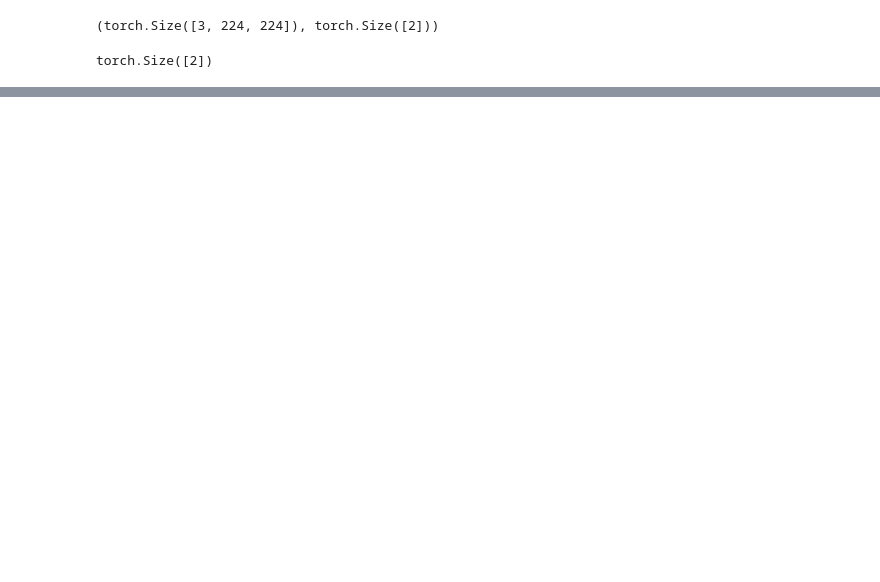
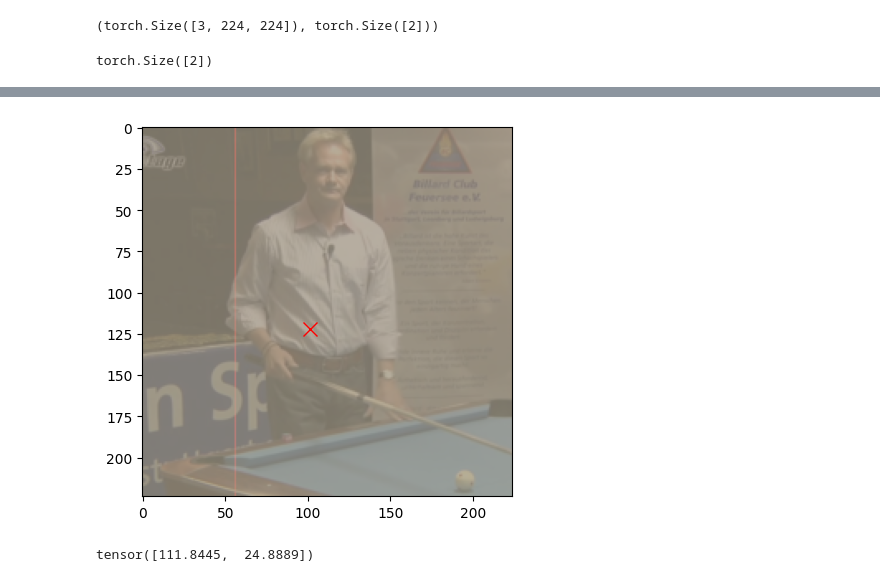
Before and after one commit to hgarni/llm-austral, a Jupyter notebook: TP1/solutions/TP1_ImageRegression.ipynb, the cells around one changed output, grey strips where cells are left out. Saved outputs shown, nothing was run; the diff lists cells and outputs as text; code cells hidden in the pictures; blank space fills up the shorter version.

```diff
--- a/TP1/solutions/TP1_ImageRegression.ipynb
+++ b/TP1/solutions/TP1_ImageRegression.ipynb
@@ -262,0 +298,8 @@ Clipping input data to the valid range for imshow with RGB data ([0..1] for floa
+# %%
+show_sample((x,(101, 122)))
+# %% [output]
+[figure, added]
+# %%
+y
+# %% [output]
+tensor([111.8445,  24.8889])
```
Also changed, not shown: parts of 18 cells of this notebook, 1 other file.
